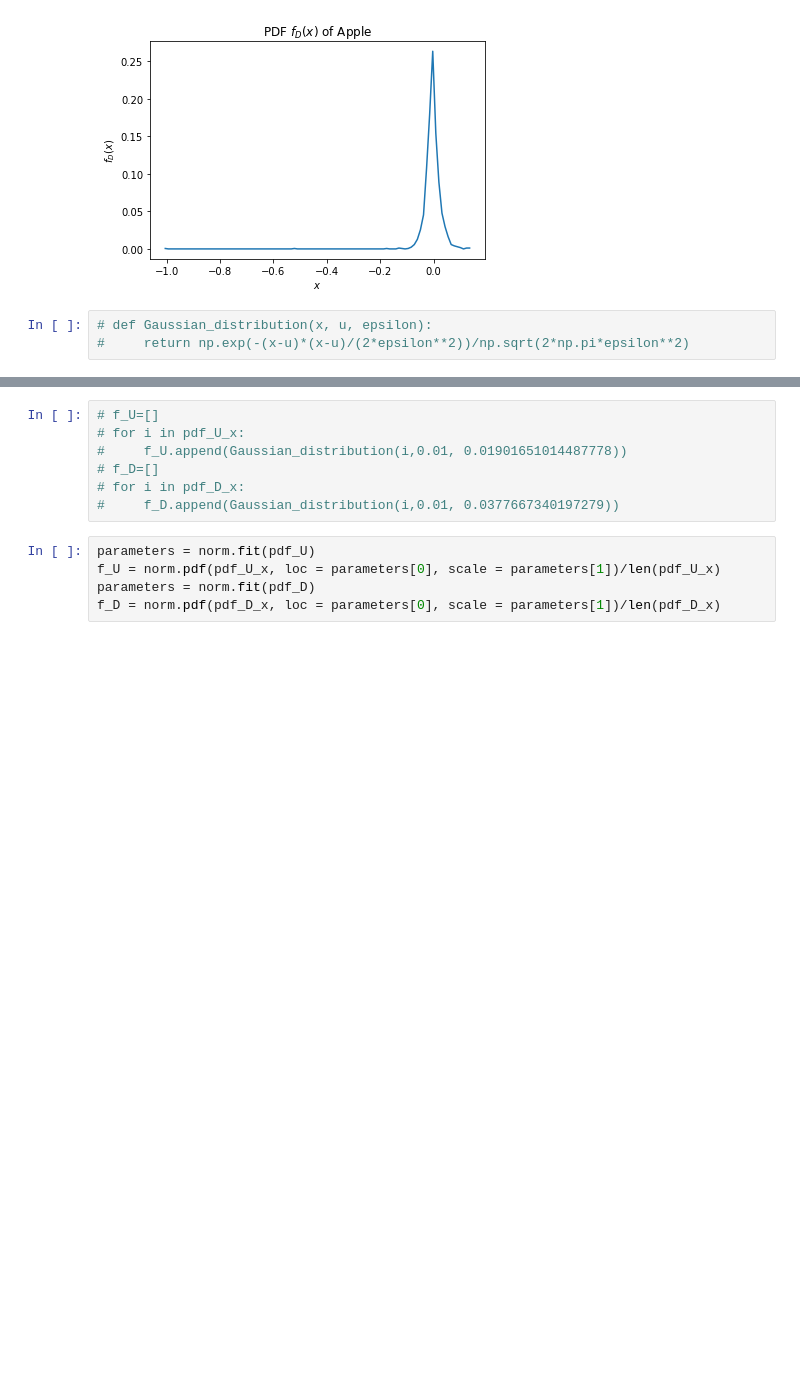
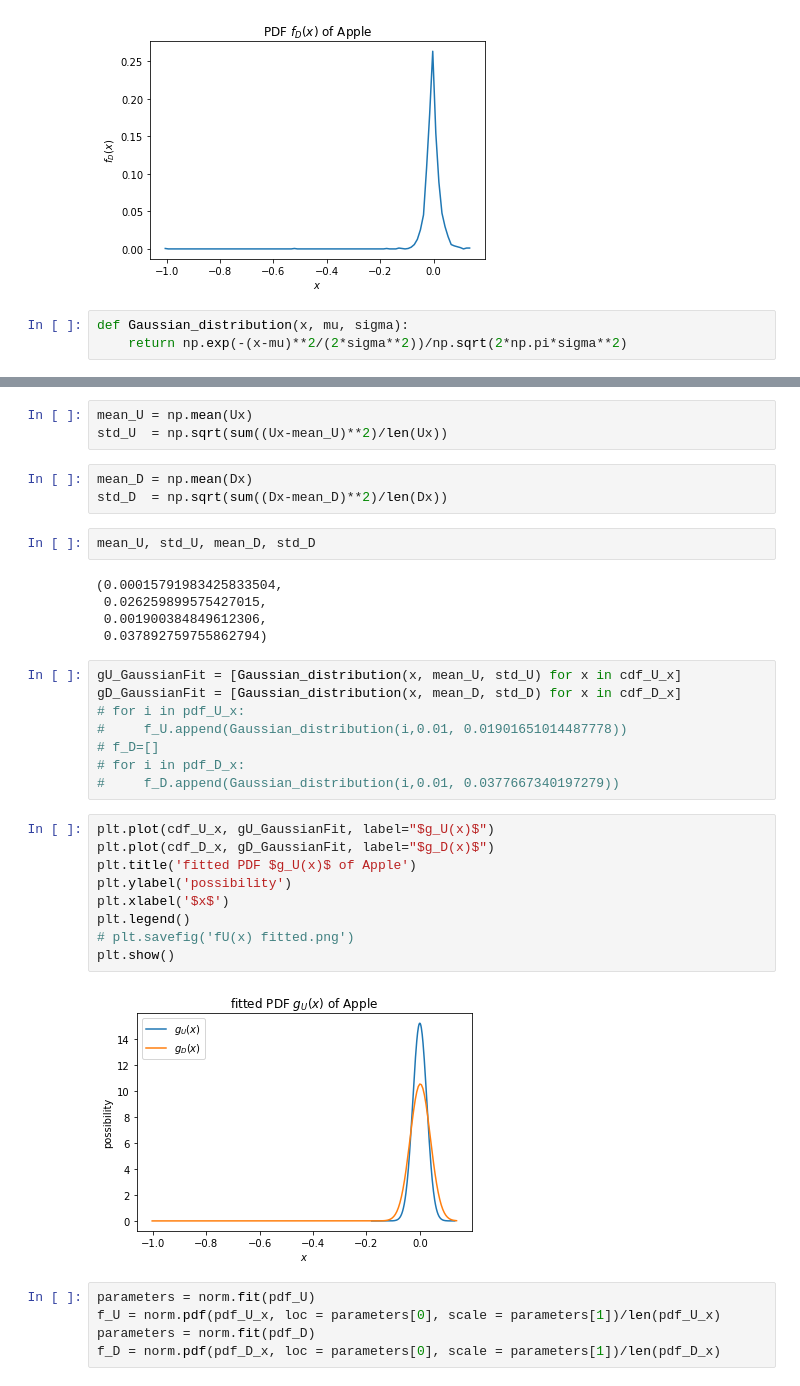
Before and after one commit to Kim-Q/MSDM, a Jupyter notebook: project2.ipynb, the cells around one changed output, grey strips where cells are left out. Cells and saved outputs as stored; diff of their text form; blank space fills up the shorter version.

```diff
--- a/project2.ipynb
+++ b/project2.ipynb
@@ -185,5 +192,5 @@ plt.show()
 # %% [output]
 [figure]
 # %%
-# def Gaussian_distribution(x, u, epsilon):
-#     return np.exp(-(x-u)*(x-u)/(2*epsilon**2))/np.sqrt(2*np.pi*epsilon**2)
+def Gaussian_distribution(x, mu, sigma):
+    return np.exp(-(x-mu)**2/(2*sigma**2))/np.sqrt(2*np.pi*sigma**2)
@@ -196,10 +197,35 @@ plt.show()
+# %%
+mean_U = np.mean(Ux)
+std_U  = np.sqrt(sum((Ux-mean_U)**2)/len(Ux))
+# %%
+mean_D = np.mean(Dx)
+std_D  = np.sqrt(sum((Dx-mean_D)**2)/len(Dx))
+# %%
+mean_U, std_U, mean_D, std_D
+# %% [output]
+(0.00015791983425833504,
+ 0.026259899575427015,
+ 0.001900384849612306,
+ 0.037892759755862794)
 # %%
-# f_U=[]
+gU_GaussianFit = [Gaussian_distribution(x, mean_U, std_U) for x in cdf_U_x]
+gD_GaussianFit = [Gaussian_distribution(x, mean_D, std_D) for x in cdf_D_x]
 # for i in pdf_U_x:
 #     f_U.append(Gaussian_distribution(i,0.01, 0.01901651014487778))
 # f_D=[]
 # for i in pdf_D_x:
 #     f_D.append(Gaussian_distribution(i,0.01, 0.0377667340197279))
+# %%
+plt.plot(cdf_U_x, gU_GaussianFit, label="$g_U(x)$")
+plt.plot(cdf_D_x, gD_GaussianFit, label="$g_D(x)$")
+plt.title('fitted PDF $g_U(x)$ of Apple')
+plt.ylabel('possibility')
+plt.xlabel('$x$')
+plt.legend()
+# plt.savefig('fU(x) fitted.png')
+plt.show()
+# %% [output]
+[figure, added]
 # %%
 parameters = norm.fit(pdf_U)
 f_U = norm.pdf(pdf_U_x, loc = parameters[0], scale = parameters[1])/len(pdf_U_x)
```
Also changed, not shown: parts of 20 cells of this notebook, 4 other files.
